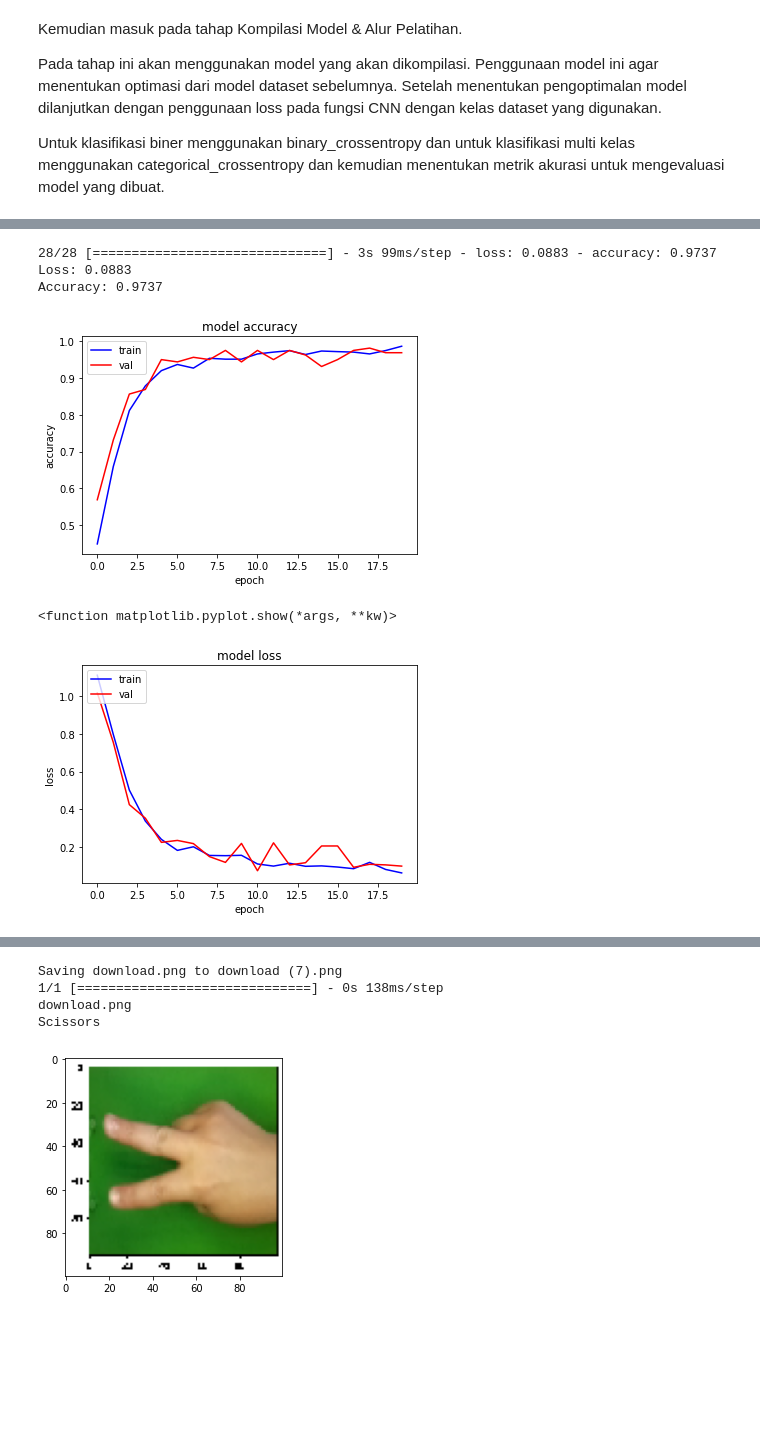
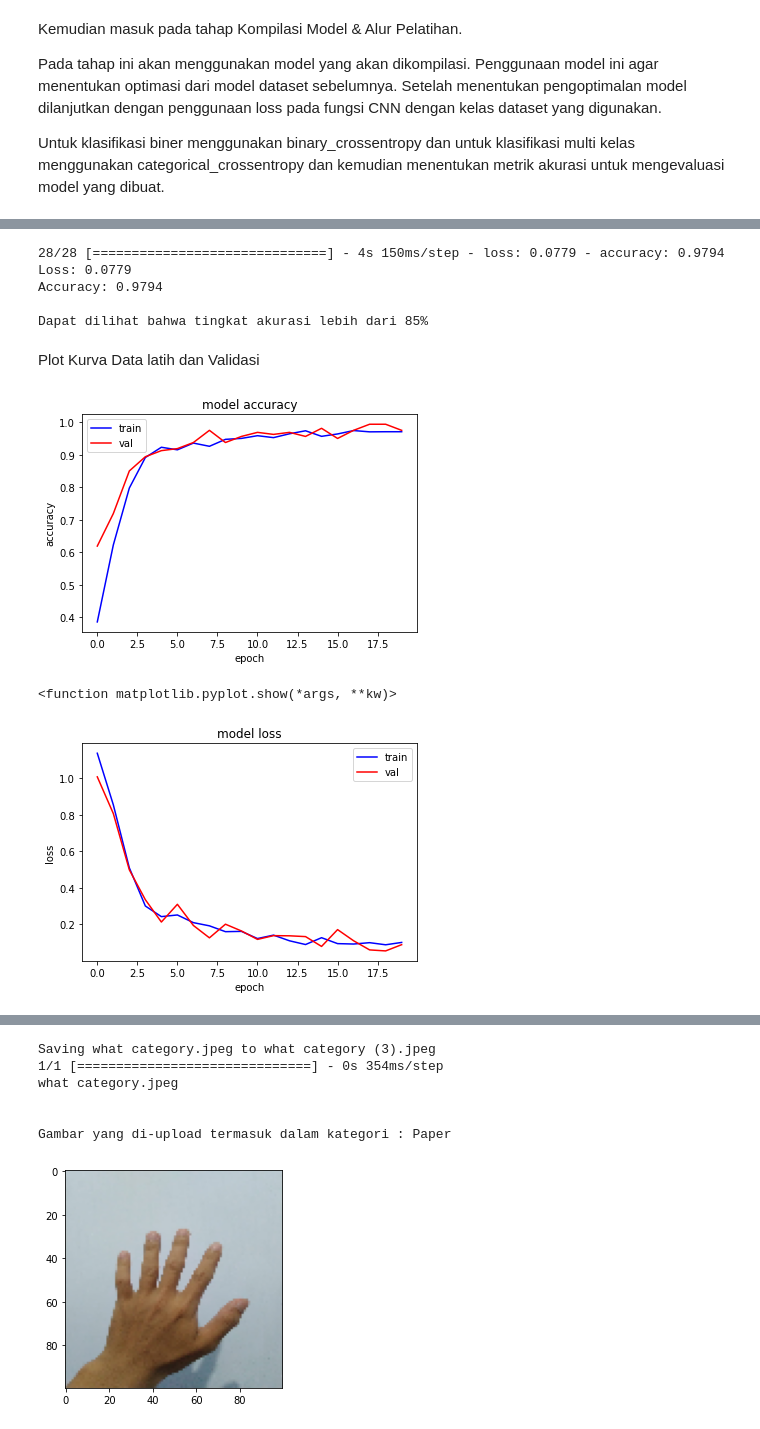
Before and after one commit to SyarifulMsth/BecomeMachineLearningDev, a Jupyter notebook: Submission_Project_Belajar_Machine_Learning_Untuk_Pemula_(Dicoding).ipynb, the cells around one changed output, grey strips where cells are left out. Saved outputs shown, nothing was run; the diff lists cells and outputs as text; code cells hidden in the pictures; blank space fills up the shorter version.

```diff
--- a/Submission_Project_Belajar_Machine_Learning_Untuk_Pemula_(Dicoding).ipynb
+++ b/Submission_Project_Belajar_Machine_Learning_Untuk_Pemula_(Dicoding).ipynb
@@ -293,19 +294,20 @@ score = model.evaluate(valid_generator)
 
 print('Loss: {:.4f}'.format(score[0]))
 print('Accuracy: {:.4f}'.format(score[1]))
+print('\nDapat dilihat bahwa tingkat akurasi lebih dari 85%')
 # %% [output]
-28/28 [==============================] - 3s 99ms/step - loss: 0.0883 - accuracy: 0.9737
-Loss: 0.0883
-Accuracy: 0.9737
+28/28 [==============================] - 4s 150ms/step - loss: 0.0779 - accuracy: 0.9794
+Loss: 0.0779
+Accuracy: 0.9794
+
+Dapat dilihat bahwa tingkat akurasi lebih dari 85%
+# %% [markdown]
+Plot Kurva Data latih dan Validasi
 # %%
-#Plot kurva data latih dan validasi
 import matplotlib.pyplot as plt
 
 acc = history.history['accuracy']
 val_acc = history.history['val_accuracy']
-
-loss = history.history['loss']
-val_loss = history.history['val_loss']
 
 plt.plot(acc, color='blue')
 plt.plot(val_acc, color='red')
@@ -315,51 +317,57 @@ plt.xlabel('epoch')
 plt.legend(['train', 'val'], loc='upper left')
 plt.show()
 
+loss = history.history['loss']
+val_loss = history.history['val_loss']
+
 plt.plot(loss, color='blue')
 plt.plot(val_loss, color='red')
 plt.title('model loss')
 plt.ylabel('loss')
 plt.xlabel('epoch')
-plt.legend(['train', 'val'], loc='upper left')
+plt.legend(['train', 'val'], loc='upper right')
 plt.show
 # %% [output]
-[figure, old version]
+[figure, new version]
 <function matplotlib.pyplot.show(*args, **kw)>
-[figure, old version]
+[figure, new version]
 # %%
-#Memprediksi Model Data yang ada dengan Upload Gambar
-
+"""Pada tahap ini saatnya kita melakukan prediksi model data dengan upload sebuah gambar yang sudah disediakan,
+dan kita akan mengetahui gambar tersebut termasuk dalam kategori Batu, Gunting, atau Kertas.
+"""
 import numpy as np
 from google.colab import files
 from keras.preprocessing import image
 import matplotlib.pyplot as plt
 import matplotlib.image as mpimg
 %matplotlib inline
 
 uploaded = files.upload()
 
 for fn in uploaded.keys():
 
     path = fn
     img = tf.keras.utils.load_img(path, target_size=(100,100))
     imgplot = plt.imshow(img)
     x = img_to_array(img)
     x = np.expand_dims(x, axis=0)
 
     images = np.vstack([x])
     classes = model.predict(images, batch_size=32)
 
     print(fn)
     if classes[0,0] == 1.0:
-      print('Paper')
+      print('\n\nGambar yang di-upload termasuk dalam kategori : Paper')
     elif classes[0,1] == 1.0:
-      print('Rock')
+      print('\n\nGambar yang di-upload termasuk dalam kategori : Rock')
     else:
-      print('Scissors')
+      print('\n\nGambar yang di-upload termasuk dalam kategori : Scissors')
 # %% [output]
 [interactive output not drawn]
-Saving download.png to download (7).png
-1/1 [==============================] - 0s 138ms/step
-download.png
-Scissors
+Saving what category.jpeg to what category (3).jpeg
+1/1 [==============================] - 0s 354ms/step
+what category.jpeg
+
+
+Gambar yang di-upload termasuk dalam kategori : Paper
-[figure, old version]
+[figure, new version]
```
Also changed, not shown: parts of 6 cells of this notebook.
